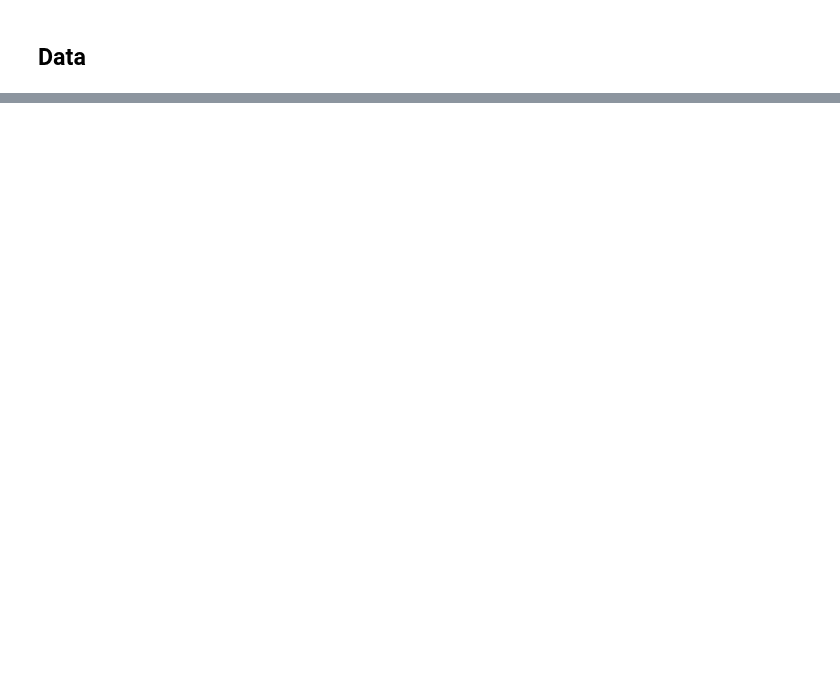
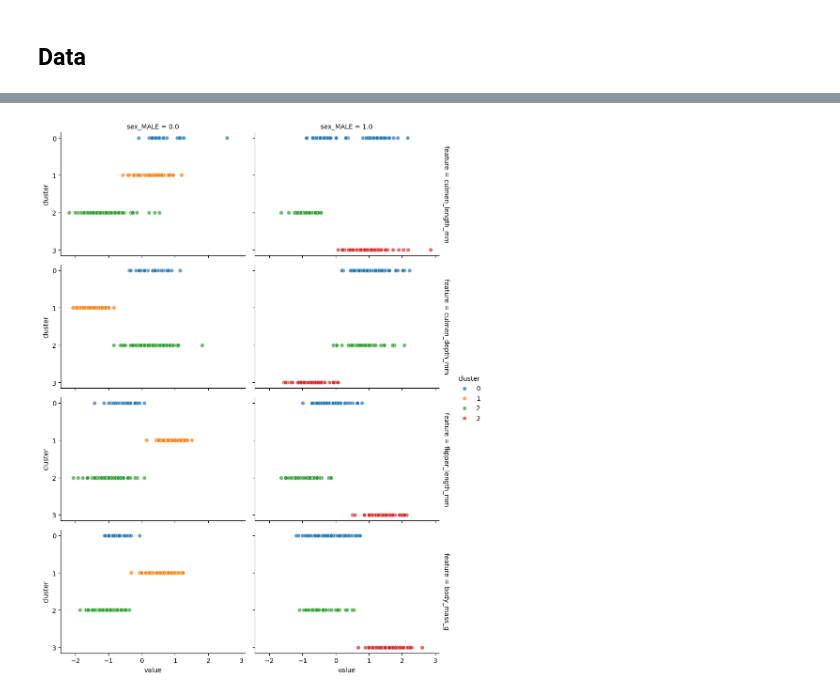
Before and after one commit to PaulToronto/DataCamp-Track---Machine-Learning-Scientist-in-Python, a Jupyter notebook: 4_Clustering_Antarctic_Penguin_Species.ipynb, the cells around one changed output, grey strips where cells are left out. Saved outputs shown, nothing was run; the diff lists cells and outputs as text; code cells hidden in the pictures; blank space fills up the shorter version.

```diff
--- a/4_Clustering_Antarctic_Penguin_Species.ipynb
+++ b/4_Clustering_Antarctic_Penguin_Species.ipynb
@@ -40,0 +142,4 @@ penguins_df
+# %%
+kmeans = KMeans(n_clusters=4, random_state=42)
+cluster = kmeans.fit_predict(penguins)
+cluster
@@ -40,0 +163,3 @@ penguins_df
+# %%
+penguins['cluster'] = cluster.astype(str)
+penguins.info()
@@ -40,0 +180,4 @@ penguins_df
+# %%
+# clean the column names
+penguins.columns = [col.split('__', 1)[-1] for col in penguins.columns]
+penguins
@@ -40,0 +200,12 @@ penguins_df
+# %%
+penguins_melted = penguins.melt(
+    id_vars=['sex_MALE', 'cluster'],
+    value_vars=['culmen_length_mm', 'culmen_depth_mm', 'flipper_length_mm', 'body_mass_g'],
+    var_name='feature',
+    value_name='value'
+)
+
+penguins_melted['cluster'] = pd.Categorical(penguins_melted['cluster'],
+                                            categories=sorted(penguins_melted['cluster'].unique()))
+
+penguins_melted
@@ -40,0 +226,15 @@ penguins_df
+# %%
+# create FacetGrid
+g = sns.FacetGrid(penguins_melted,
+                  col='sex_MALE',
+                  row='feature',
+                  hue='cluster',
+                  margin_titles=True,
+                  height=3, aspect=1.5)
+
+g.map_dataframe(sns.scatterplot, x='value', y='cluster', alpha=0.7)
+g.add_legend()
+
+plt.show()
+# %% [output]
+[figure, added]
```
Also changed, not shown: parts of 19 cells of this notebook.
